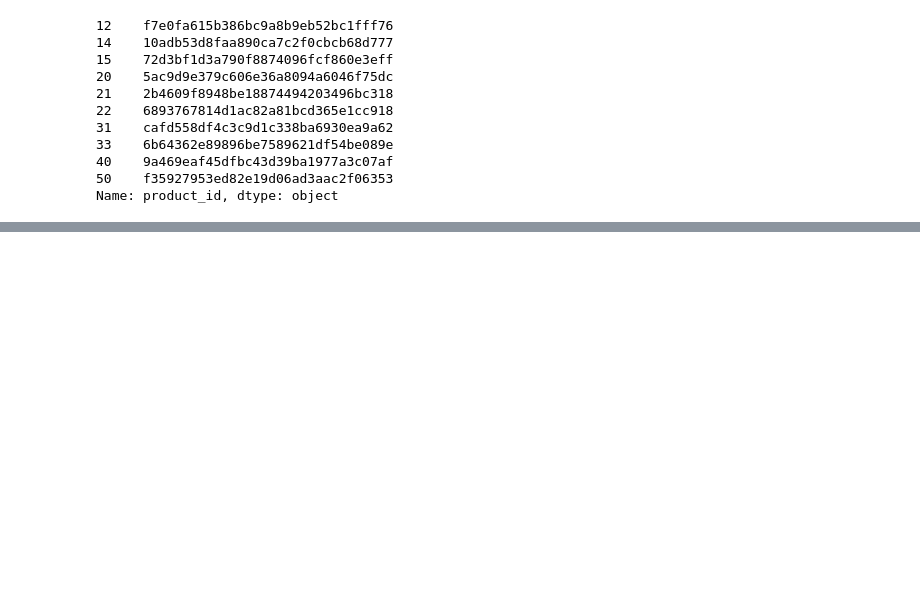
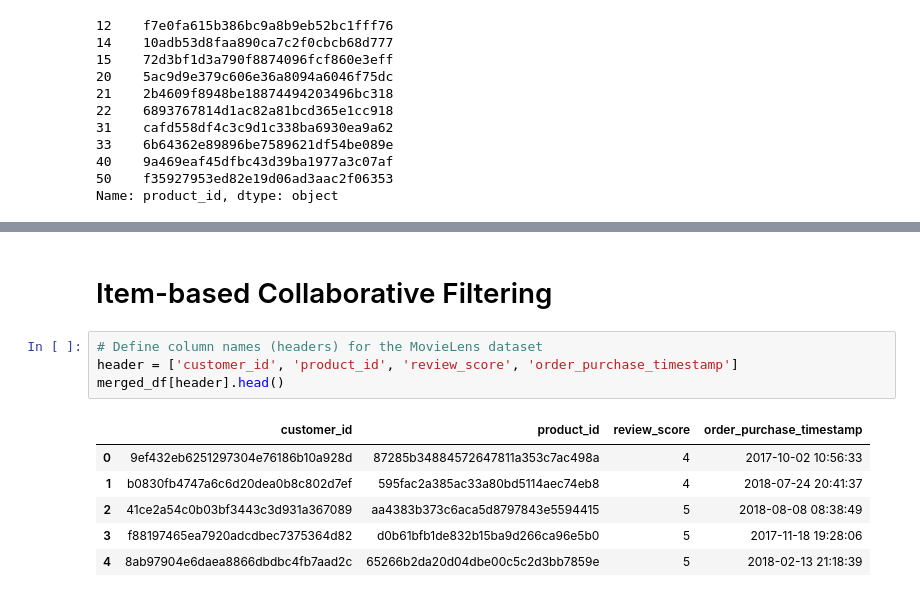
Before and after one commit to LuiisClaudio/mod-cloth, a Jupyter notebook: LuisMartins_CA2.ipynb, the cells around one changed output, grey strips where cells are left out. Drawn from its saved outputs; the diff is of its cells as text; blank space fills up the shorter version.

```diff
--- a/LuisMartins_CA2.ipynb
+++ b/LuisMartins_CA2.ipynb
@@ -372,0 +380,13 @@ Name: product_id, dtype: object
+# %% [markdown]
+# Item-based Collaborative Filtering
+# %%
+# Define column names (headers) for the MovieLens dataset
+header = ['customer_id', 'product_id', 'review_score', 'order_purchase_timestamp']
+merged_df[header].head()
+# %% [output]
+|  | customer_id | product_id | review_score | order_purchase_timestamp |
+| 0 | 9ef432eb6251297304e76186b10a928d | 87285b34884572647811a353c7ac498a | 4 | 2017-10-02 10:56:33 |
+| 1 | b0830fb4747a6c6d20dea0b8c802d7ef | 595fac2a385ac33a80bd5114aec74eb8 | 4 | 2018-07-24 20:41:37 |
+| 2 | 41ce2a54c0b03bf3443c3d931a367089 | aa4383b373c6aca5d8797843e5594415 | 5 | 2018-08-08 08:38:49 |
+| 3 | f88197465ea7920adcdbec7375364d82 | d0b61bfb1de832b15ba9d266ca96e5b0 | 5 | 2017-11-18 19:28:06 |
+| 4 | 8ab97904e6daea8866dbdbc4fb7aad2c | 65266b2da20d04dbe00c5c2d3bb7859e | 5 | 2018-02-13 21:18:39 |
```
Also changed, not shown: parts of 12 cells of this notebook.
